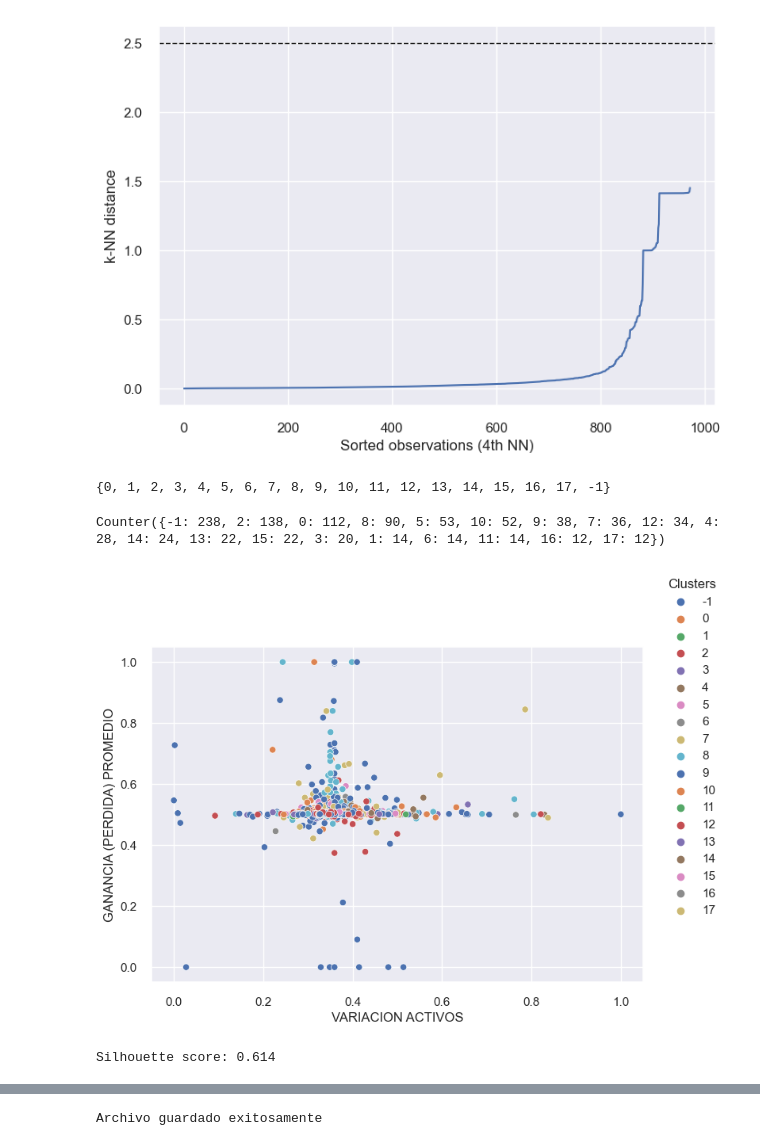
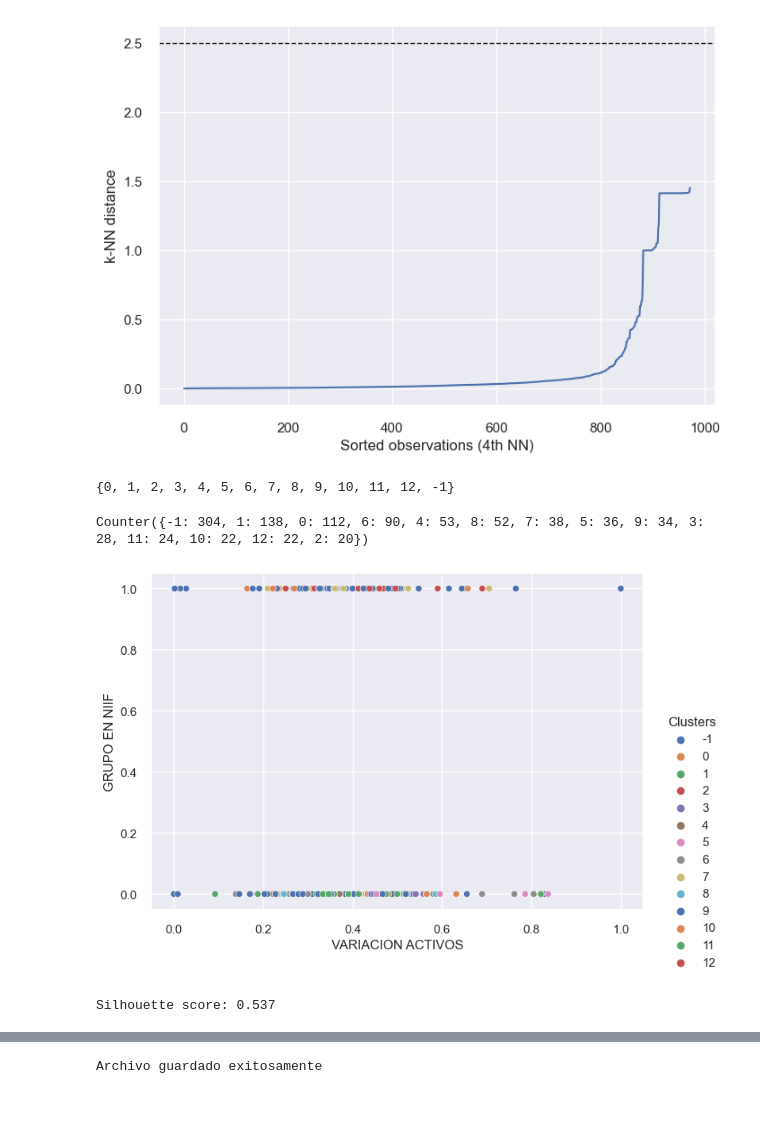
Before and after one commit to JESUSDAVIDBARRIOS/repo_labs_BI, a Jupyter notebook: lab2/DBScan.ipynb, the cells around one changed output, grey strips where cells are left out. Saved outputs shown, nothing was run; the diff lists cells and outputs as text; code cells hidden in the pictures; blank space fills up the shorter version.

```diff
--- a/lab2/DBScan.ipynb
+++ b/lab2/DBScan.ipynb
@@ -53,33 +53,33 @@ plt.show()
 # %% [output]
 [figure]
 # %%
-clusters = DBSCAN(eps=0.4, min_samples=12).fit(df)
+clusters = DBSCAN(eps=0.4, min_samples=19).fit(df)
 
 # check unique clusters (-1 is noise)
 cluster_labels = set(clusters.labels_)
 print(cluster_labels)
 # %% [output]
-{0, 1, 2, 3, 4, 5, 6, 7, 8, 9, 10, 11, 12, 13, 14, 15, 16, 17, -1}
+{0, 1, 2, 3, 4, 5, 6, 7, 8, 9, 10, 11, 12, -1}
 # %%
 # Get clusters size
 from collections import Counter
 cluster_sizes = Counter(clusters.labels_)
 print(cluster_sizes)
 # %% [output]
-Counter({-1: 238, 2: 138, 0: 112, 8: 90, 5: 53, 10: 52, 9: 38, 7: 36, 12: 34, 4: 28, 14: 24, 13: 22, 15: 22, 3: 20, 1: 14, 6: 14, 11: 14, 16: 12, 17: 12})
+Counter({-1: 304, 1: 138, 0: 112, 6: 90, 4: 53, 8: 52, 7: 38, 5: 36, 9: 34, 3: 28, 11: 24, 10: 22, 12: 22, 2: 20})
 # %%
 # Visualize clusters
-p = sns.scatterplot(data=df, x="VARIACION ACTIVOS", y="GANANCIA (PERDIDA) PROMEDIO", hue=clusters.labels_, legend="full", palette="deep")
-sns.move_legend(p, "center right", bbox_to_anchor=(1.17,.7), title='Clusters')
+p = sns.scatterplot(data=df, x="VARIACION ACTIVOS", y="GRUPO EN NIIF", hue=clusters.labels_, legend="full", palette="deep")
+sns.move_legend(p, "center right", bbox_to_anchor=(1.17,.2), title='Clusters')
 plt.show()
 # %% [output]
-[figure, old version]
+[figure, new version]
 # %%
 # Para medir la eficacia del modelo se utilizará el Silhouette Score que nos indica que tan bien agrupados están los datos en cada cluster. Se busca que el valor obtenido sea lo más cercano a uno (1) posible.
 score = silhouette_score(df, clusters.labels_, metric='euclidean')
 print('Silhouette score: %.3f' % score)
 # %% [output]
-Silhouette score: 0.614
+Silhouette score: 0.537
 # %%
 df_clusterd = df.copy()
 df_clusterd['cluster'] = clusters.labels_
```
Also changed, not shown: parts of 9 cells of this notebook, 1 other file.
